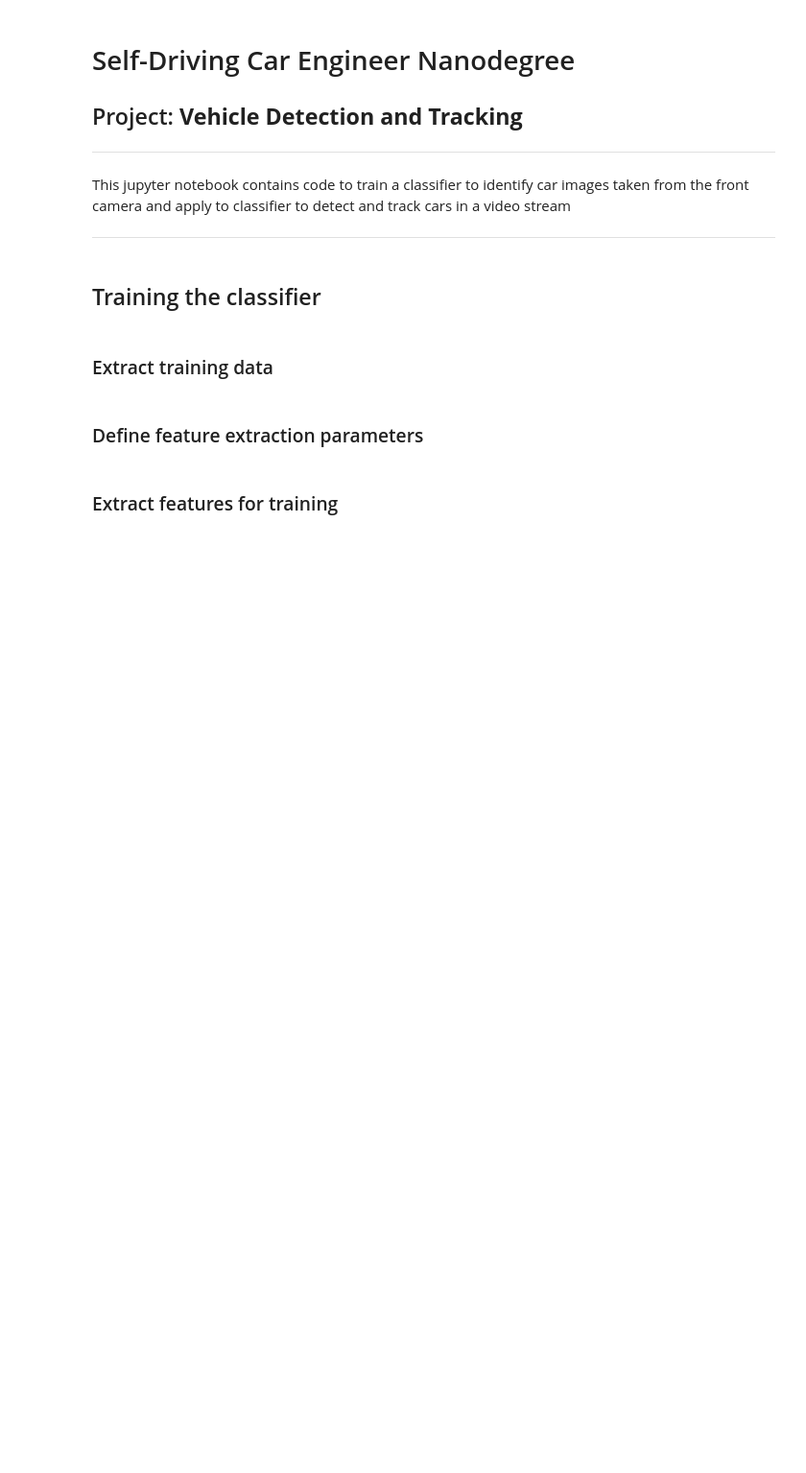
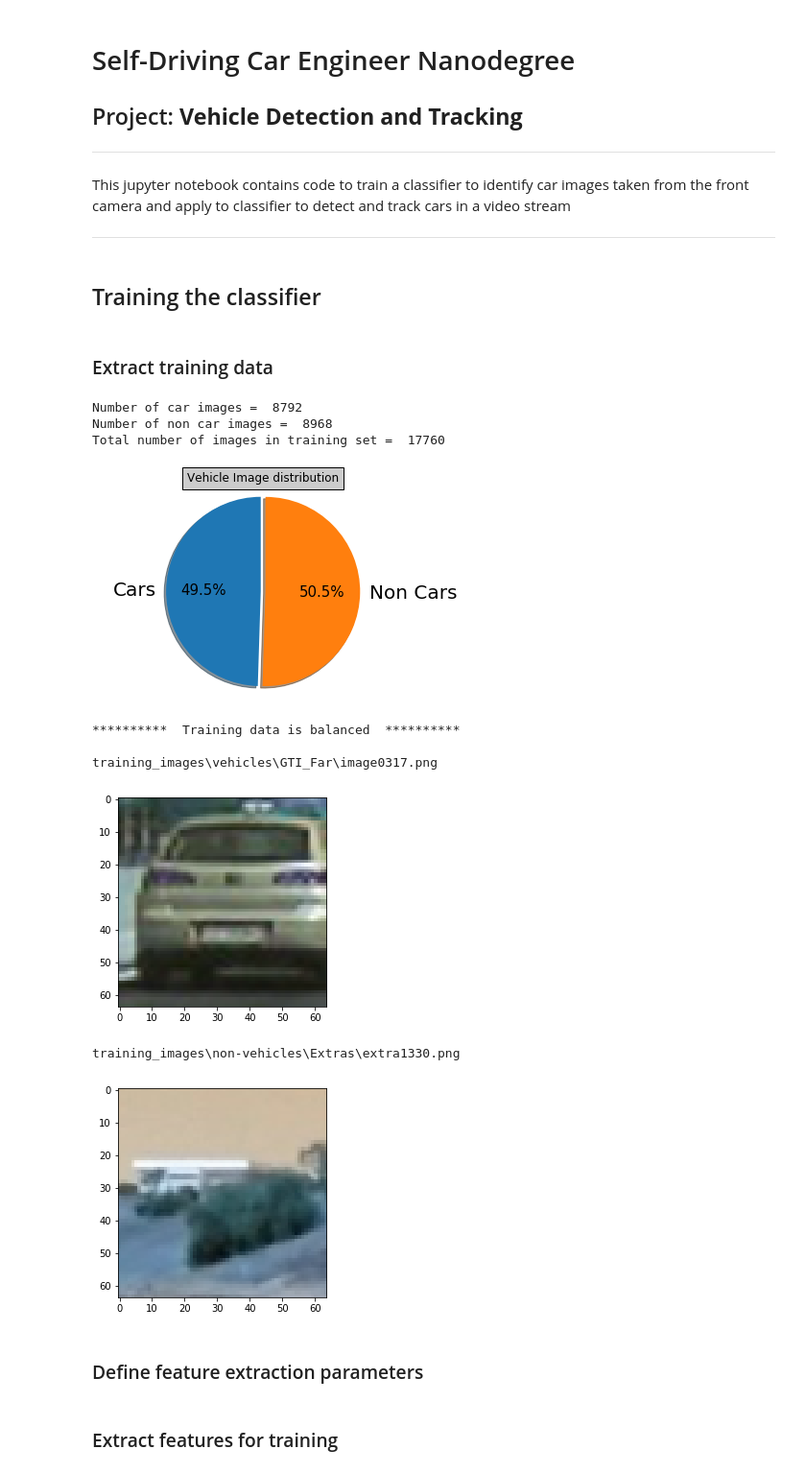
Before and after one commit to smoort/CarND-Vehicle-Detection, a Jupyter notebook: TrackVehicle.ipynb, the cells around one changed output. Shown at 96% size. Saved outputs shown, nothing was run; the diff lists cells and outputs as text; code cells hidden in the pictures; blank space fills up the shorter version.

```diff
--- a/TrackVehicle.ipynb
+++ b/TrackVehicle.ipynb
@@ -38,38 +38,47 @@ print("Number of car images = ", len(cars))
 print("Number of non car images = ", len(notcars))
 print("Total number of images in training set = ", len(training_set))
 print(" ")
 
 # Define the labels vector
 y = np.hstack((np.ones(len(cars)), np.zeros(len(notcars))))
 
 # Check if the training dataset is distributed evenly across car and not-car images
 labels = 'Cars', 'Non Cars'
 sizes = [len(cars), len(notcars)]
 explode = (0, 0.05)
 p, texts, autotexts = plt.pie(sizes, explode=explode, labels=labels, autopct='%1.1f%%', shadow=True, startangle=90)
 plt.title('Vehicle Image distribution', bbox={'facecolor':'0.8', 'pad':5})
 texts[0].set_fontsize(20)
 texts[1].set_fontsize(20)
 autotexts[0].set_fontsize(15)
 autotexts[1].set_fontsize(15)
 plt.axis('equal')
 plt.show()
 if 0.5 < (len(cars)/len(notcars)) < 2:
     print("**********  Training data is balanced  **********")
 else:
     print("**********  Training data is not balanced  **********")
 print(" ")
 
 # Do a sanity check by picking random images to make sure data is not corrupt
-i = 500
+i = 250
 print(cars[i])
 image = cv2.imread(cars[i])
-plt.imshow(image)
-plt.show()
+showImg(image)
 print(notcars[i])
 image = cv2.imread(notcars[i])
-plt.imshow(image)
-plt.show()
+showImg(image)
+# %% [output]
+Number of car images =  8792
+Number of non car images =  8968
+Total number of images in training set =  17760
+[figure, added]
+**********  Training data is balanced  **********
+
+training_images\vehicles\GTI_Far\image0317.png
+[figure, added]
+training_images\non-vehicles\Extras\extra1330.png
+[figure, added]
 # %% [markdown]
 ### Define feature extraction parameters
 # %%
```
Also changed, not shown: parts of 8 cells of this notebook, 3 other files.
